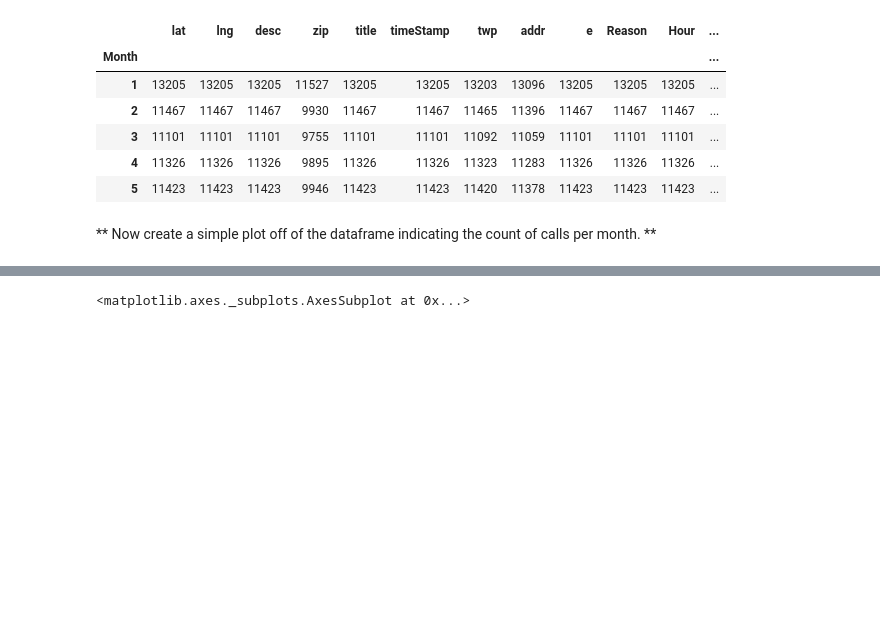
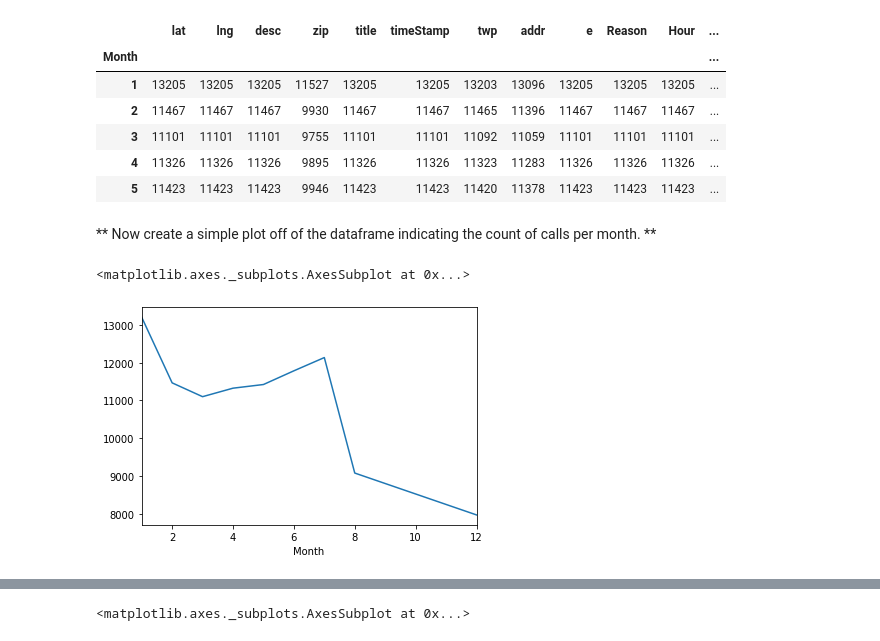
Before and after one commit to jonnohuang/Python-for-Data-Science-and-Machine-Learning-Bootcamp, a Jupyter notebook: 10-Data-Capstone-Projects/01-911 Calls Data Capstone Project.ipynb, the cells around one changed output, grey strips where cells are left out. Cells and saved outputs as stored; diff of their text form; code cells hidden in the pictures; blank space fills up the shorter version.

```diff
--- a/10-Data-Capstone-Projects/01-911 Calls Data Capstone Project.ipynb
+++ b/10-Data-Capstone-Projects/01-911 Calls Data Capstone Project.ipynb
@@ -303,3 +320,8 @@ _____
 | 5 | 11423 | 11423 | 11423 | 9946 | 11423 | 11423 | 11420 | 11378 | 11423 | 11423 | 11423 | ... |
 # %% [markdown]
 ** Now create a simple plot off of the dataframe indicating the count of calls per month. **
+# %%
+df.groupby('Month')['Reason'].count().plot()
+# %% [output]
+<matplotlib.axes._subplots.AxesSubplot at 0x...>
+[figure, added]
```
Also changed, not shown: parts of 19 cells of this notebook.
